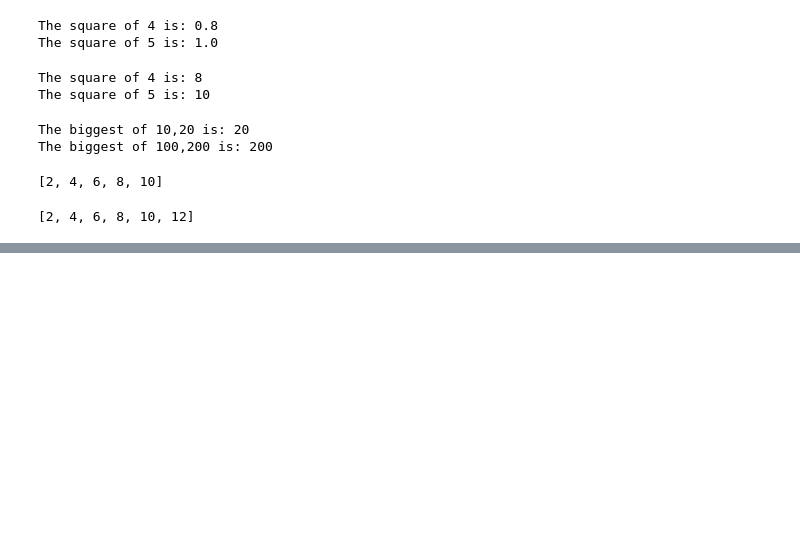
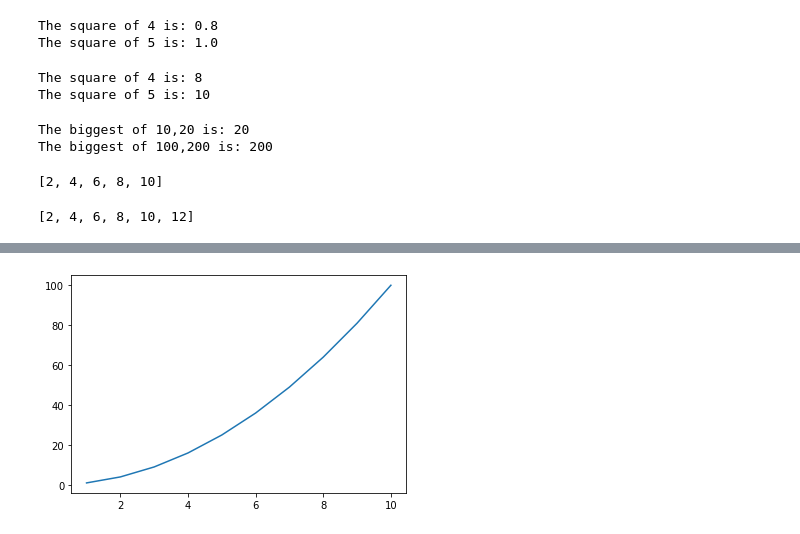
Before and after one commit to lav2002/Python-Summer-Training, a Jupyter notebook: day8.ipynb, the cells around one changed output, grey strips where cells are left out. Cells and saved outputs as stored; diff of their text form; code cells hidden in the pictures; blank space fills up the shorter version.

```diff
--- a/day8.ipynb
+++ b/day8.ipynb
@@ -58,0 +77,7 @@ l1
+# %%
+x=np.arange(1,11)
+y=x**2
+plt.plot(x,y)
+plt.show()
+# %% [output]
+[figure, added]
```
Also changed, not shown: parts of 6 cells of this notebook, 3 other files.
